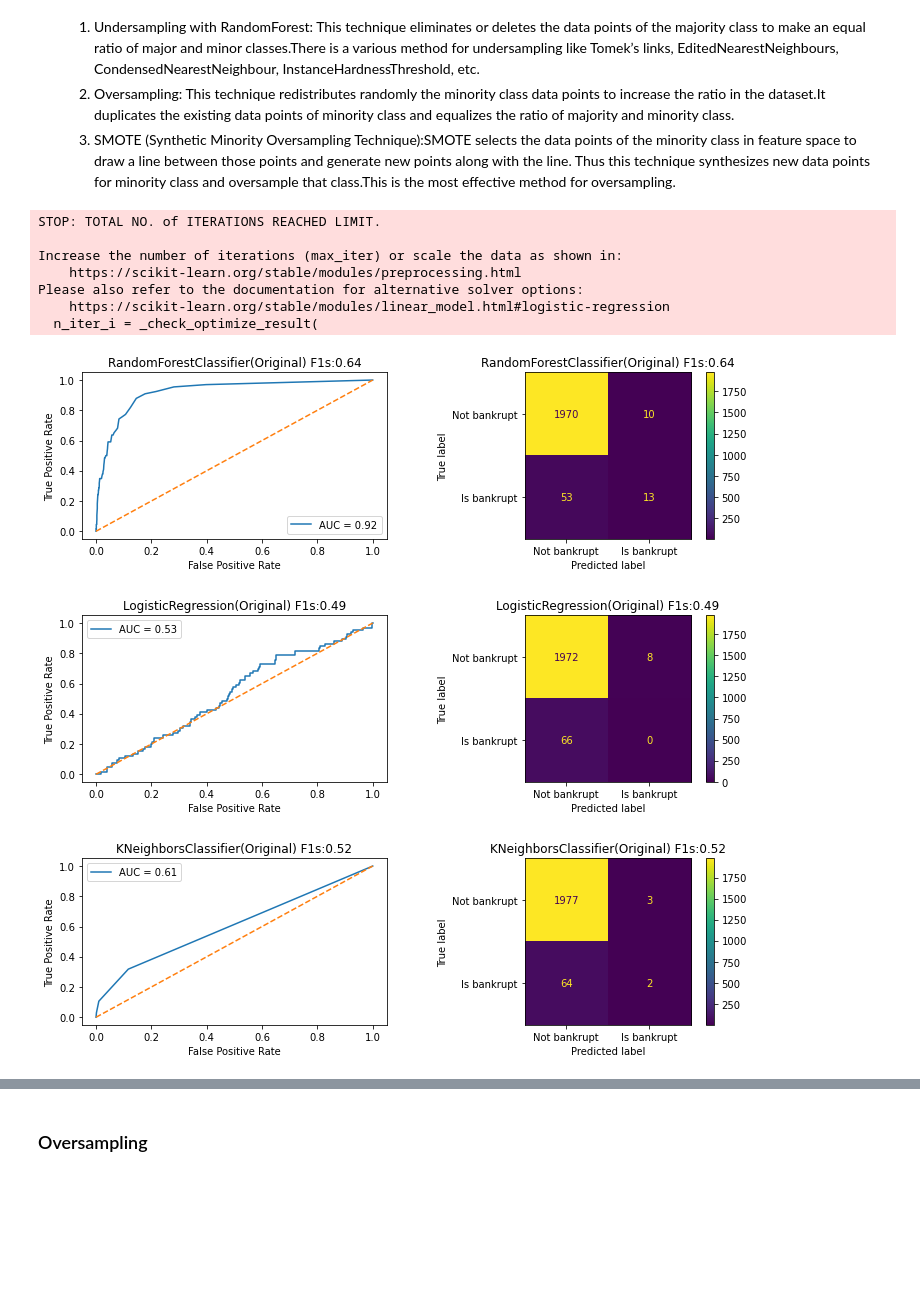
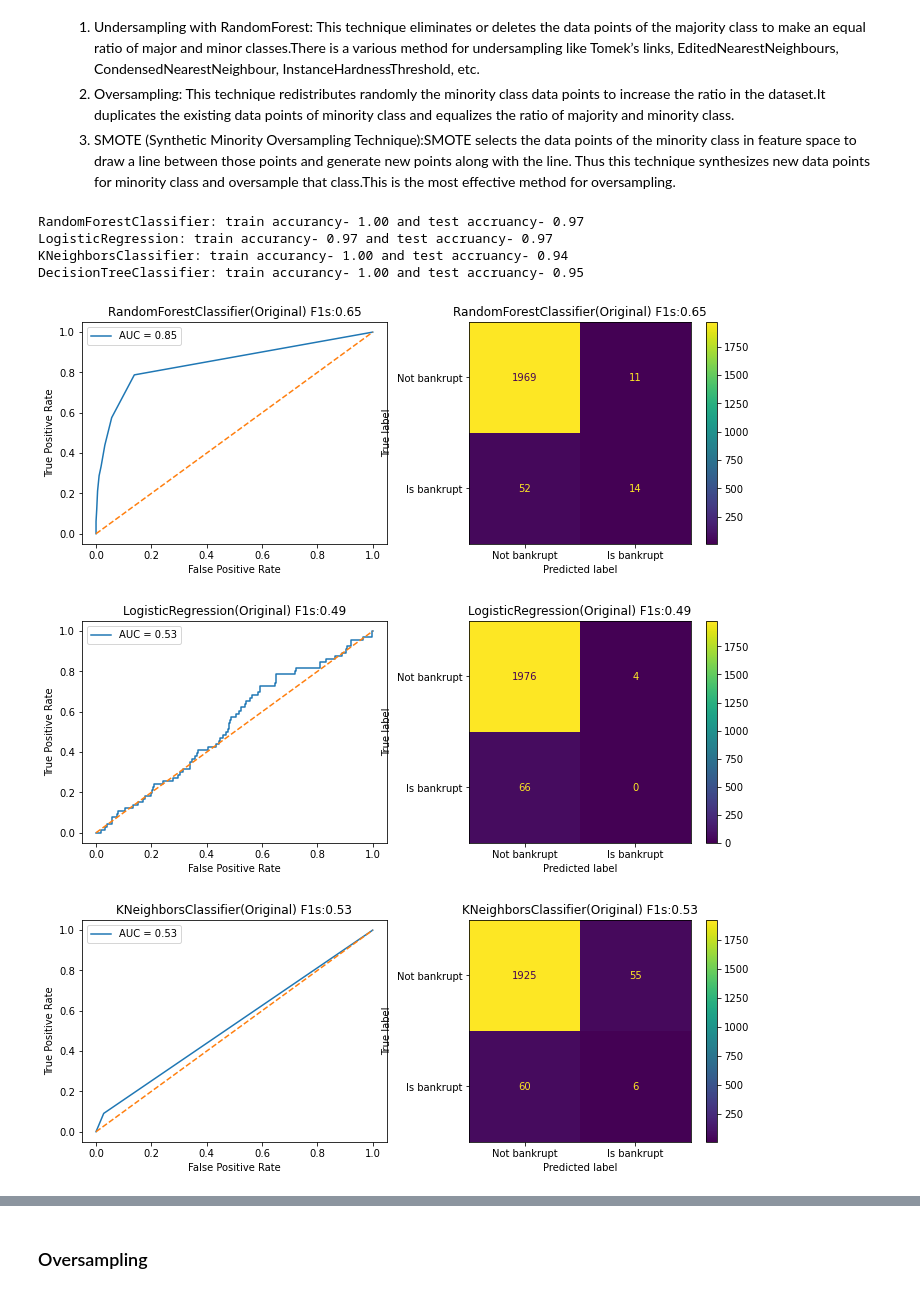
Before and after one commit to gg41825/ml-group-project, a Jupyter notebook: Bankruptcy_Jan20_combined.ipynb, the cells around one changed output, grey strips where cells are left out. Saved outputs shown, nothing was run; the diff lists cells and outputs as text; code cells hidden in the pictures; blank space fills up the shorter version.

Commit message:
add train accurancy on testModels function

```diff
--- a/Bankruptcy_Jan20_combined.ipynb
+++ b/Bankruptcy_Jan20_combined.ipynb
@@ -114,9 +121,28 @@ plt.show()
   3. SMOTE (Synthetic Minority Oversampling Technique):</br>SMOTE selects the data points of the minority class in feature space to draw a line between those points and generate new points along with the line. Thus this technique synthesizes new data points for minority class and oversample that class.</br>This is the most effective method for oversampling.
 # %%
 # Find the best resampled dataset
-models = [RandomForestClassifier(), LogisticRegression(), KNeighborsClassifier()]
-models_name = ['RandomForestClassifier','LogisticRegression', 'KNeighborsClassifier']
-data_name = ['Original','underSampling','overSampling','SMOTE']
-models_f1Score = pd.DataFrame(columns=models_name, index=data_name)
-models_acurrency = pd.DataFrame(columns=models_name, index=data_name)
+models = [RandomForestClassifier(), LogisticRegression(solver="liblinear"), KNeighborsClassifier(), DecisionTreeClassifier()]
+models_name = ["RandomForestClassifier", "LogisticRegression", "KNeighborsClassifier", "DecisionTreeClassifier"]
+# note: Logistic regression failed to converge in most cases with lbfgs algorithm, so we change to liblinear
+
+# claim resample constants
+C_ORIGINAL = "Original"
+C_UNDERSAMPLING = "UnderSampling"
+C_OVERSAMPLING = "OverSampling"
+C_SMOTE = "SMOTE"
+
+# claim feature selection constants
+C_TARGETHIGHCORR = "TargetHighCorr"
+C_REMOVE5VIF = "remove5VIF with targetHighCorr"
+C_MODELREDUCEFEATURE = "ModelReduceFeature"
+C_KBESTMUTUALINFO = "kBestMutualInfo"
+C_OPT = "tuneHyperparameter"
+
+# model data init
+data_names = [C_ORIGINAL, C_UNDERSAMPLING, C_OVERSAMPLING, C_SMOTE, C_OPT]
+models_f1Score = pd.DataFrame(columns=models_name, index=data_names)
+models_accurracy = pd.DataFrame(columns=models_name, index=data_names)
+
+# for later combined charts
+auc_rocs = {}
 # %%
@@ -143 +194,4 @@ def ROC_AUC_Curve(probabilities,y_test,plot_title,ax):
+# %%
+def get_f1score_accuracy(md_name, y_test, y_pre):
+    return f1_score(y_test, y_pre, average="macro"), accuracy_score(y_test, y_pre)
 # %%
@@ -171,13 +224,10 @@ def testModels(models, models_name, X, y, data_name, f1Score, acurrency):
 # %%
-testModels(models, models_name, X, y, 'Original', models_f1Score, models_acurrency)
+testModels(X, y, C_ORIGINAL, True)
 # %% [output]
-STOP: TOTAL NO. of ITERATIONS REACHED LIMIT.
-
-Increase the number of iterations (max_iter) or scale the data as shown in:
-    https://scikit-learn.org/stable/modules/preprocessing.html
-Please also refer to the documentation for alternative solver options:
-    https://scikit-learn.org/stable/modules/linear_model.html#logistic-regression
-  n_iter_i = _check_optimize_result(
+RandomForestClassifier: train accurancy- 1.00 and test accruancy- 0.97
+LogisticRegression: train accurancy- 0.97 and test accruancy- 0.97
+KNeighborsClassifier: train accurancy- 1.00 and test accruancy- 0.94
+DecisionTreeClassifier: train accurancy- 1.00 and test accruancy- 0.95
-[figure, old version]
+[figure, new version]
-[figure, old version]
+[figure, new version]
-[figure, old version]
+[figure, new version]
```
Also changed, not shown: parts of 65 cells of this notebook.
